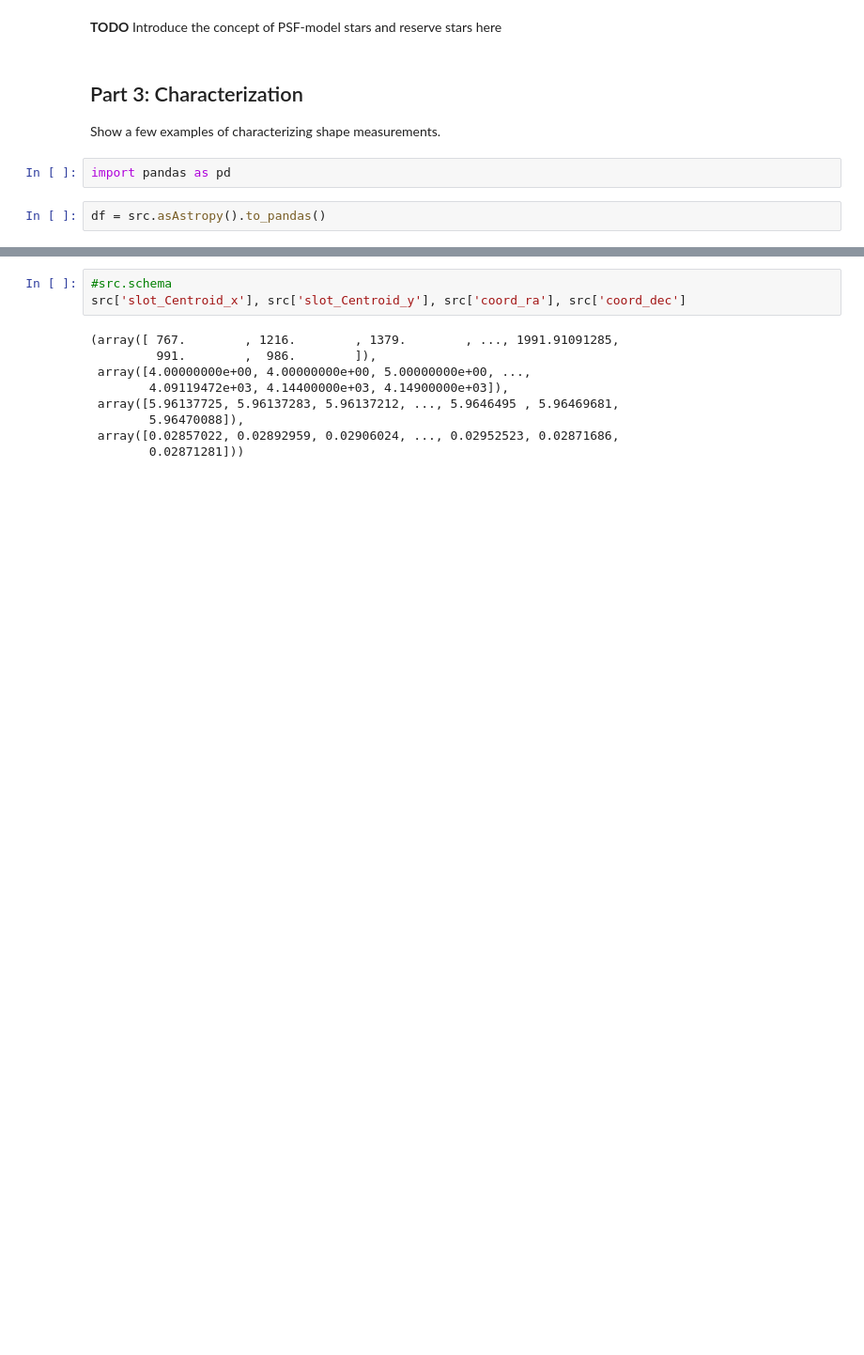
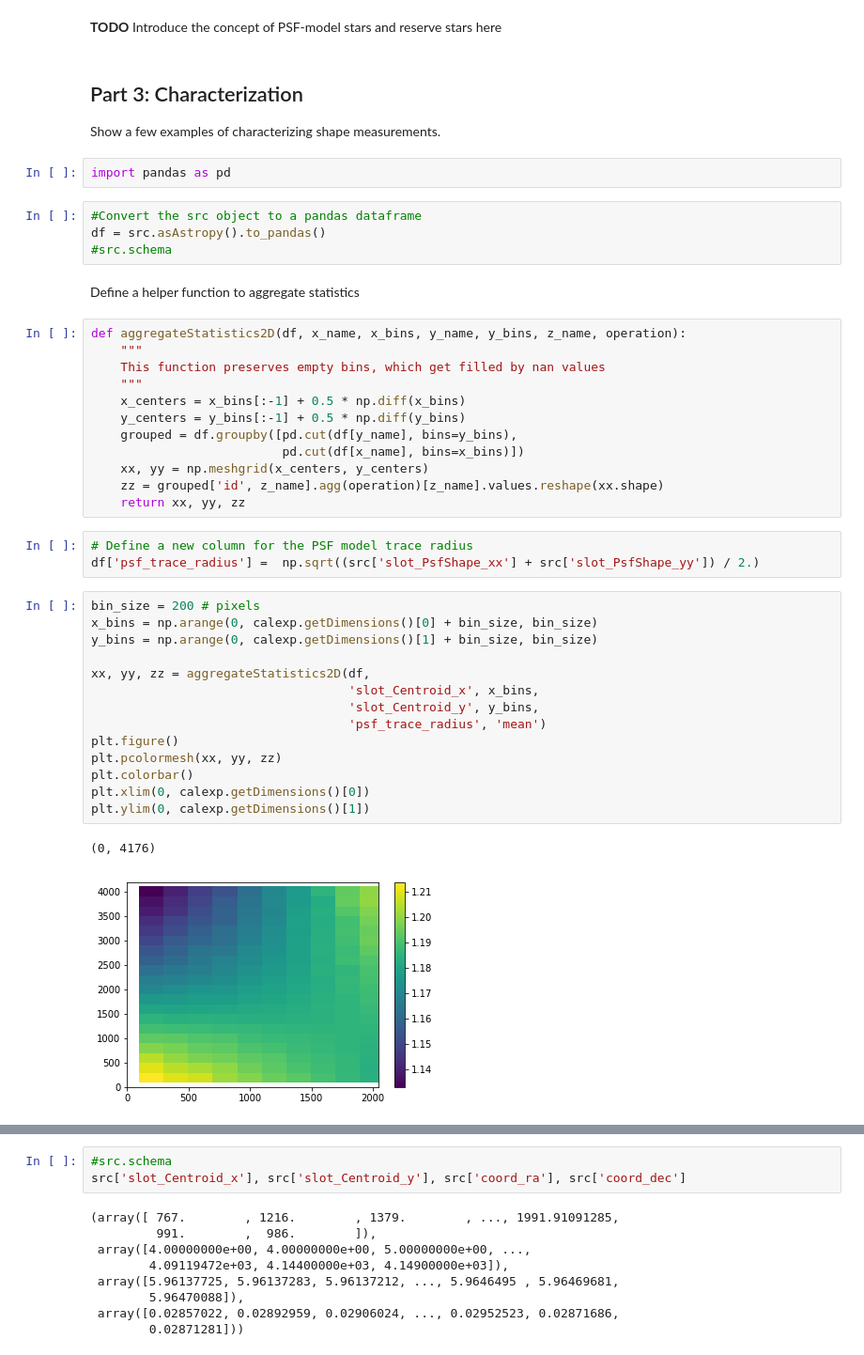
Before and after one commit to lsst-sitcom/notebooks, a Jupyter notebook: image_quality_demo.ipynb, the cells around one changed output, grey strips where cells are left out. Shown: that part at 94% size. Drawn from its saved outputs; the diff is of its cells as text; blank space fills up the shorter version.

Commit message:
Add helper function to aggregate statistics

```diff
--- a/image_quality_demo.ipynb
+++ b/image_quality_demo.ipynb
@@ -301,5 +301,41 @@ Text(0,0.5,'HsmSourceMoments_e1 / HsmShapeRegauss_e1')
 Show a few examples of characterizing shape measurements.
 # %%
 import pandas as pd
-# %%
-df = src.asAstropy().to_pandas()
+# %%
+#Convert the src object to a pandas dataframe
+df = src.asAstropy().to_pandas()
+#src.schema
+# %% [markdown]
+Define a helper function to aggregate statistics
+# %%
+def aggregateStatistics2D(df, x_name, x_bins, y_name, y_bins, z_name, operation):
+    """
+    This function preserves empty bins, which get filled by nan values
+    """
+    x_centers = x_bins[:-1] + 0.5 * np.diff(x_bins)
+    y_centers = y_bins[:-1] + 0.5 * np.diff(y_bins)
+    grouped = df.groupby([pd.cut(df[y_name], bins=y_bins),
+                          pd.cut(df[x_name], bins=x_bins)])
+    xx, yy = np.meshgrid(x_centers, y_centers)
+    zz = grouped['id', z_name].agg(operation)[z_name].values.reshape(xx.shape)
+    return xx, yy, zz
+# %%
+# Define a new column for the PSF model trace radius
+df['psf_trace_radius'] =  np.sqrt((src['slot_PsfShape_xx'] + src['slot_PsfShape_yy']) / 2.)
+# %%
+bin_size = 200 # pixels
+x_bins = np.arange(0, calexp.getDimensions()[0] + bin_size, bin_size)
+y_bins = np.arange(0, calexp.getDimensions()[1] + bin_size, bin_size)
+
+xx, yy, zz = aggregateStatistics2D(df,
+                                   'slot_Centroid_x', x_bins,
+                                   'slot_Centroid_y', y_bins,
+                                   'psf_trace_radius', 'mean')
+plt.figure()
+plt.pcolormesh(xx, yy, zz)
+plt.colorbar()
+plt.xlim(0, calexp.getDimensions()[0])
+plt.ylim(0, calexp.getDimensions()[1])
+# %% [output]
+(0, 4176)
+[figure, added]
```
Also changed, not shown: parts of 8 cells of this notebook.
